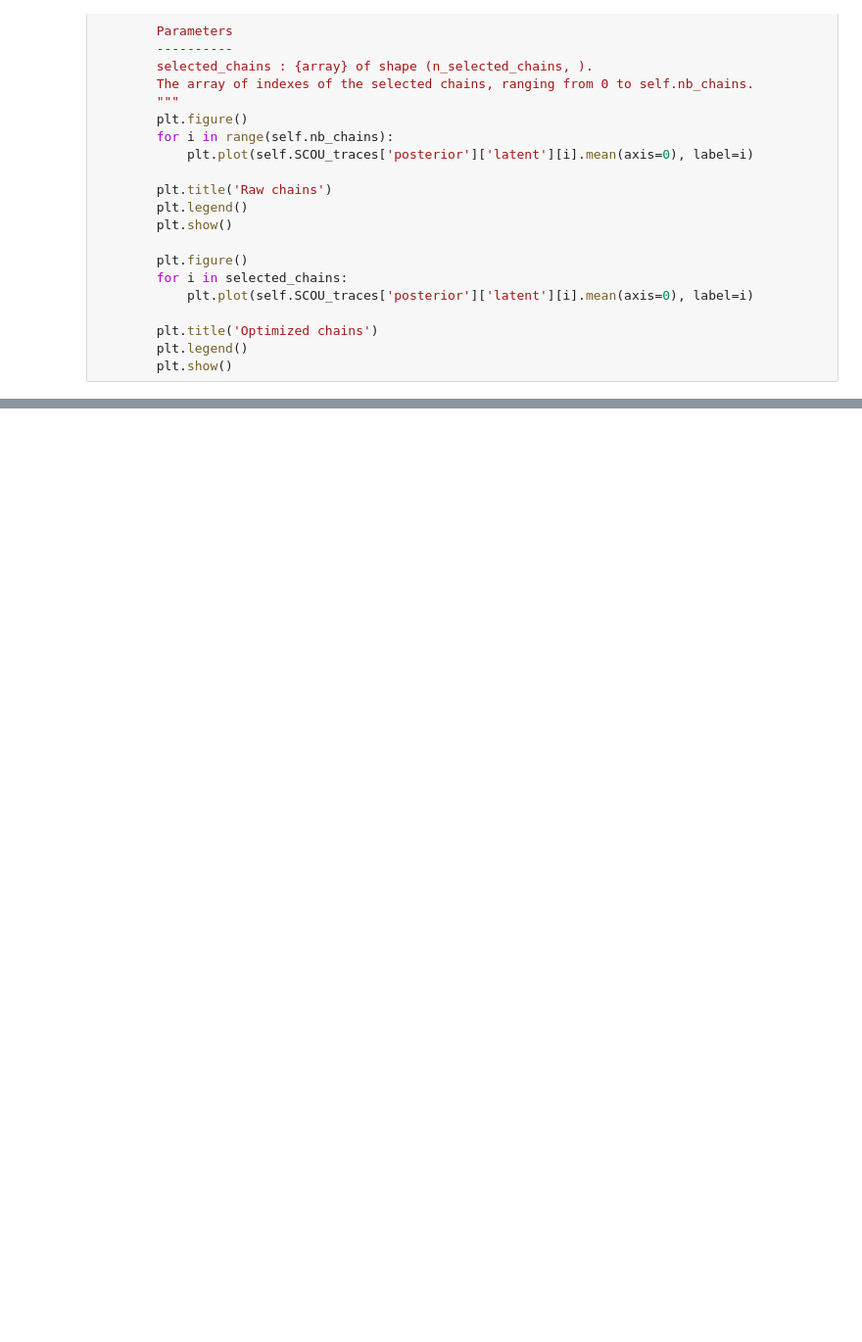
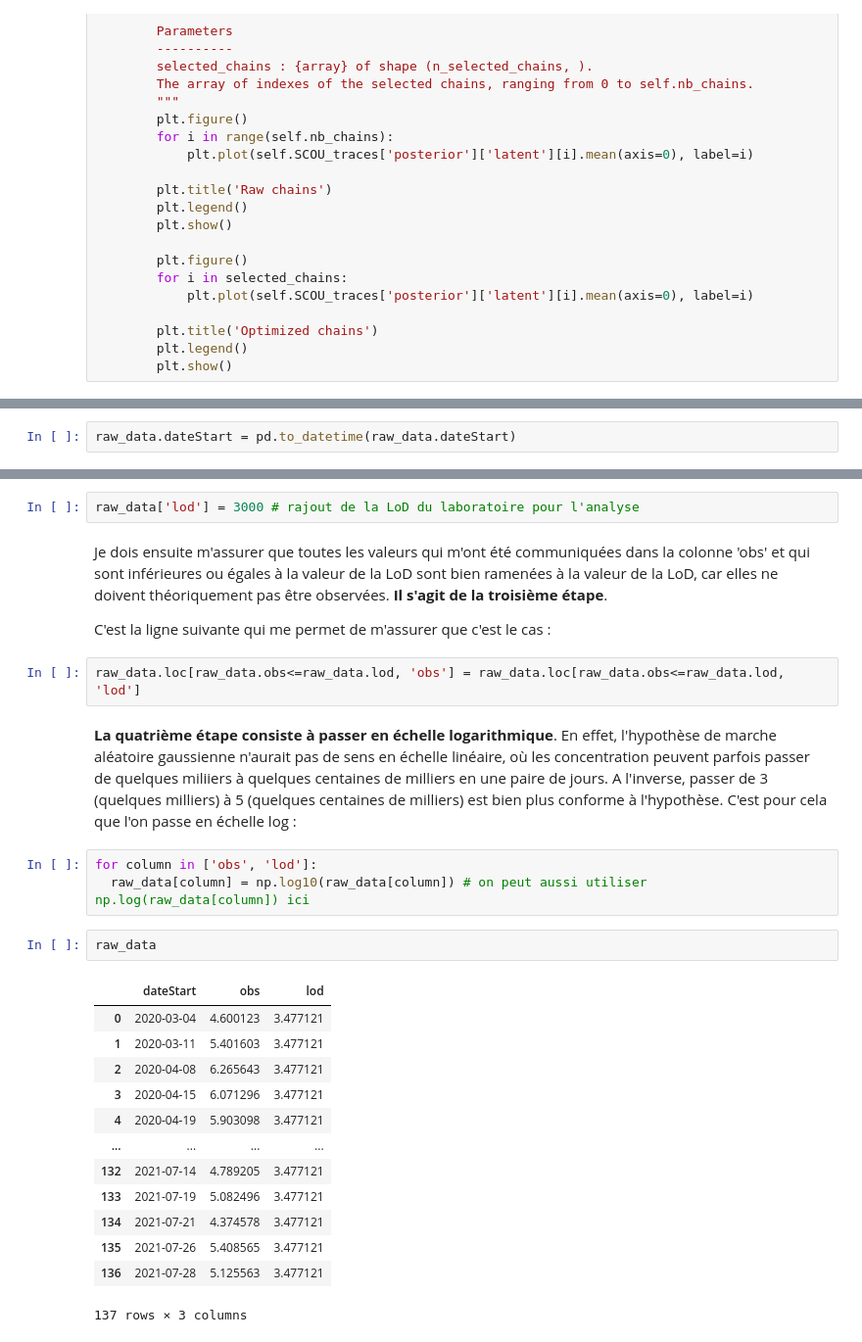
Before and after one commit to ncluzel/HMM_course_TPs, a Jupyter notebook: data_processing.ipynb, the cells around one changed output, grey strips where cells are left out. Shown at 98% size. Cells and saved outputs as stored; diff of their text form; blank space fills up the shorter version.

```diff
--- a/data_processing.ipynb
+++ b/data_processing.ipynb
@@ -537,0 +566,2 @@ raw_data = pd.read_csv('toy_data.csv', sep=";")
+# %%
+raw_data.dateStart = pd.to_datetime(raw_data.dateStart)
@@ -537,0 +574,29 @@ raw_data = pd.read_csv('toy_data.csv', sep=";")
+# %%
+raw_data['lod'] = 3000 # rajout de la LoD du laboratoire pour l'analyse
+# %% [markdown]
+Je dois ensuite m'assurer que toutes les valeurs qui m'ont été communiquées dans la colonne 'obs' et qui sont inférieures ou égales à la valeur de la LoD sont bien ramenées à la valeur de la LoD, car elles ne doivent théoriquement pas être observées. **Il s'agit de la troisième étape**.
+
+C'est la ligne suivante qui me permet de m'assurer que c'est le cas :
+# %%
+raw_data.loc[raw_data.obs<=raw_data.lod, 'obs'] = raw_data.loc[raw_data.obs<=raw_data.lod, 'lod']
+# %% [markdown]
+**La quatrième étape consiste à passer en échelle logarithmique**. En effet, l'hypothèse de marche aléatoire gaussienne n'aurait pas de sens en échelle linéaire, où les concentration peuvent parfois passer de quelques miliiers à quelques centaines de milliers en une paire de jours. A l'inverse, passer de 3 (quelques milliers) à 5 (quelques centaines de milliers) est bien plus conforme à l'hypothèse. C'est pour cela que l'on passe en échelle log :
+# %%
+for column in ['obs', 'lod']:
+  raw_data[column] = np.log10(raw_data[column]) # on peut aussi utiliser np.log(raw_data[column]) ici
+# %%
+raw_data
+# %% [output]
+|  | dateStart | obs | lod |
+| 0 | 2020-03-04 | 4.600123 | 3.477121 |
+| 1 | 2020-03-11 | 5.401603 | 3.477121 |
+| 2 | 2020-04-08 | 6.265643 | 3.477121 |
+| 3 | 2020-04-15 | 6.071296 | 3.477121 |
+| 4 | 2020-04-19 | 5.903098 | 3.477121 |
+| ... | ... | ... | ... |
+| 132 | 2021-07-14 | 4.789205 | 3.477121 |
+| 133 | 2021-07-19 | 5.082496 | 3.477121 |
+| 134 | 2021-07-21 | 4.374578 | 3.477121 |
+| 135 | 2021-07-26 | 5.408565 | 3.477121 |
+| 136 | 2021-07-28 | 5.125563 | 3.477121 |
+137 rows × 3 columns
```
Also changed, not shown: parts of 21 cells of this notebook.
